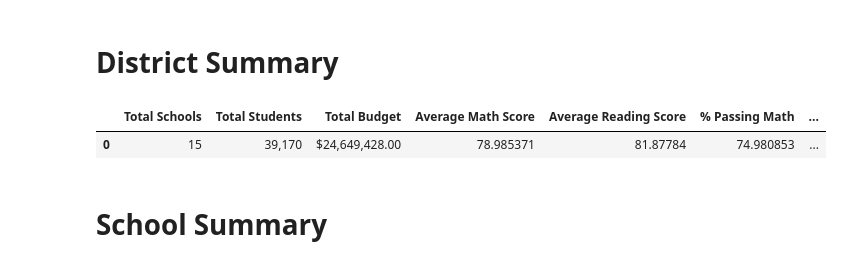
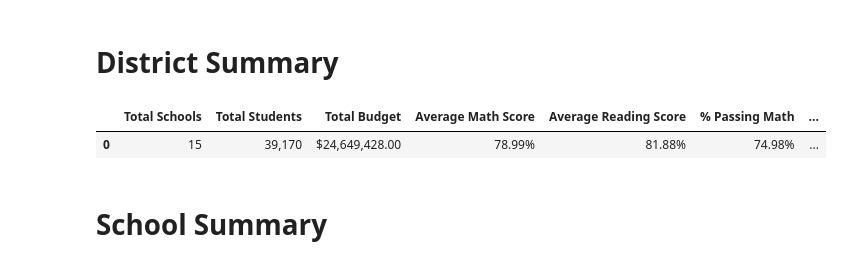
Before and after one commit to ekginn2/homework-4-Pandas----Rosa, a Jupyter notebook: PyCity Schools Analysis.ipynb, the cells around one changed output. Drawn from its saved outputs; the diff is of its cells as text; code cells hidden in the pictures.

Commit message:
updated formatting

```diff
--- a/PyCity Schools Analysis.ipynb
+++ b/PyCity Schools Analysis.ipynb
@@ -62,23 +62,23 @@ per_passread = readingpasses["reading_score"].count() / studenttotal * 100
 # %%
 districtsummary = pd.DataFrame([
     {
         "Total Schools" : schooltotal,
         "Total Students" : "{:,}".format(studenttotal),
         "Total Budget" : "${:,.2f}".format(budgettotal),
-        "Average Math Score" : mathavg,
-        "Average Reading Score" : readingavg,
-        "% Passing Math" : per_passmath,
-        "% Passing Reading" : per_passread,
-        "Overall Passing Rate" : passrate
+        "Average Math Score" : "{:,.2f}%".format(mathavg),
+        "Average Reading Score" : "{:,.2f}%".format(readingavg),
+        "% Passing Math" : "{:,.2f}%".format(per_passmath),
+        "% Passing Reading" : "{:,.2f}%".format(per_passread),
+        "Overall Passing Rate" : "{:,.2f}%".format(passrate)
     }
 ])
 
 # # # reorder, clean up formatting # # #
 districtsummary = districtsummary[["Total Schools", "Total Students", "Total Budget", "Average Math Score", "Average Reading Score", "% Passing Math", "% Passing Reading", "Overall Passing Rate"]]
 districtsummary
 # %% [output]
 |  | Total Schools | Total Students | Total Budget | Average Math Score | Average Reading Score | % Passing Math | ... |
-| 0 | 15 | 39,170 | $24,649,428.00 | 78.985371 | 81.87784 | 74.980853 | ... |
+| 0 | 15 | 39,170 | $24,649,428.00 | 78.99% | 81.88% | 74.98% | ... |
 # %% [markdown]
 # School Summary
 # %%
```
